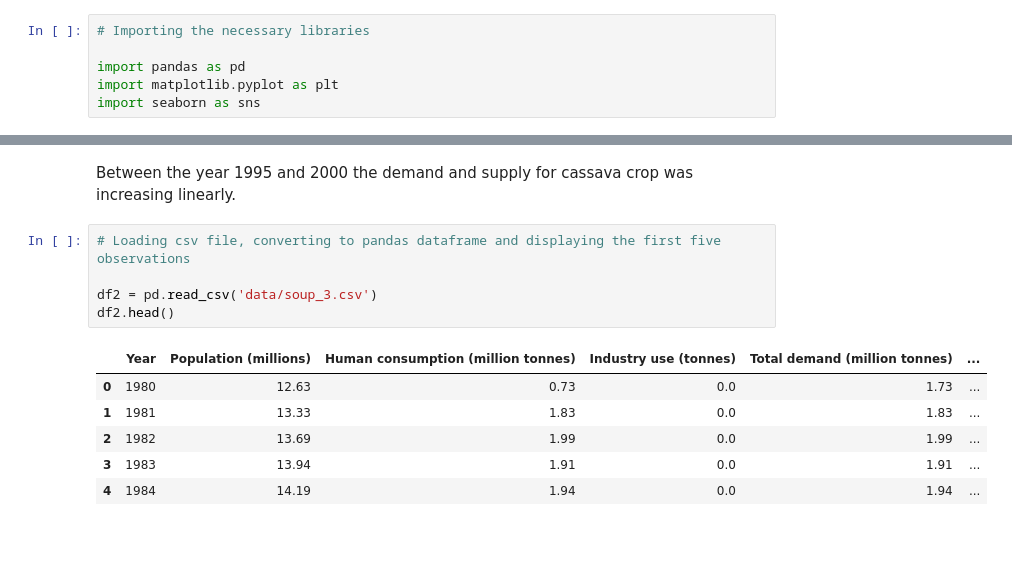
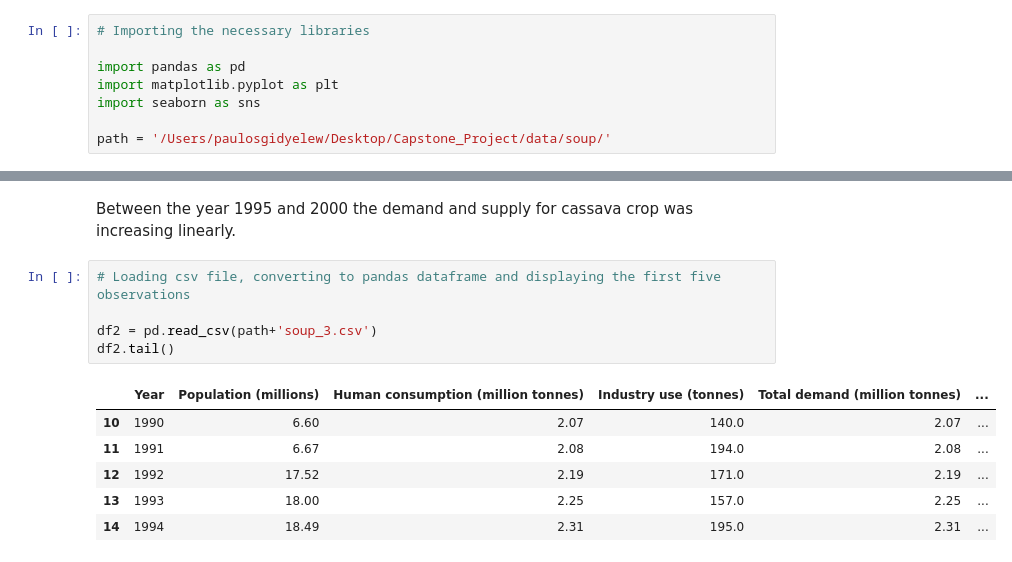
Before and after one commit to Clemens-Bretscher/cassava-classification-capstone, a Jupyter notebook: notebooks/Stakeholder.ipynb, the cells around one changed output, grey strips where cells are left out. Drawn from its saved outputs; the diff is of its cells as text.

```diff
--- a/notebooks/Stakeholder.ipynb
+++ b/notebooks/Stakeholder.ipynb
@@ -8,6 +8,8 @@ The following tables and graphs show historical data of cassava crop in Uganda s
 import pandas as pd
 import matplotlib.pyplot as plt
 import seaborn as sns
+
+path = '/Users/paulosgidyelew/Desktop/Capstone_Project/data/soup/'
 # %%
 # Loading csv file, converting to pandas dataframe and displaying the first five observations
 
@@ -36,15 +38,15 @@ Between the year 1995 and 2000 the demand and supply for cassava crop was increa
 # %%
 # Loading csv file, converting to pandas dataframe and displaying the first five observations
 
-df2 = pd.read_csv('data/soup_3.csv')
-df2.head()
+df2 = pd.read_csv(path+'soup_3.csv')
+df2.tail()
 # %% [output]
 |  | Year | Population (millions) | Human consumption (million tonnes) | Industry use (tonnes) | Total demand (million tonnes) | ... |
-| 0 | 1980 | 12.63 | 0.73 | 0.0 | 1.73 | ... |
-| 1 | 1981 | 13.33 | 1.83 | 0.0 | 1.83 | ... |
-| 2 | 1982 | 13.69 | 1.99 | 0.0 | 1.99 | ... |
-| 3 | 1983 | 13.94 | 1.91 | 0.0 | 1.91 | ... |
-| 4 | 1984 | 14.19 | 1.94 | 0.0 | 1.94 | ... |
+| 10 | 1990 | 6.60 | 2.07 | 140.0 | 2.07 | ... |
+| 11 | 1991 | 6.67 | 2.08 | 194.0 | 2.08 | ... |
+| 12 | 1992 | 17.52 | 2.19 | 171.0 | 2.19 | ... |
+| 13 | 1993 | 18.00 | 2.25 | 157.0 | 2.25 | ... |
+| 14 | 1994 | 18.49 | 2.31 | 195.0 | 2.31 | ... |
 # %%
 # Ploting cassava total demand and industrial use in million tonnes
 
```
Also changed, not shown: parts of 3 cells of this notebook, 53 other files.
